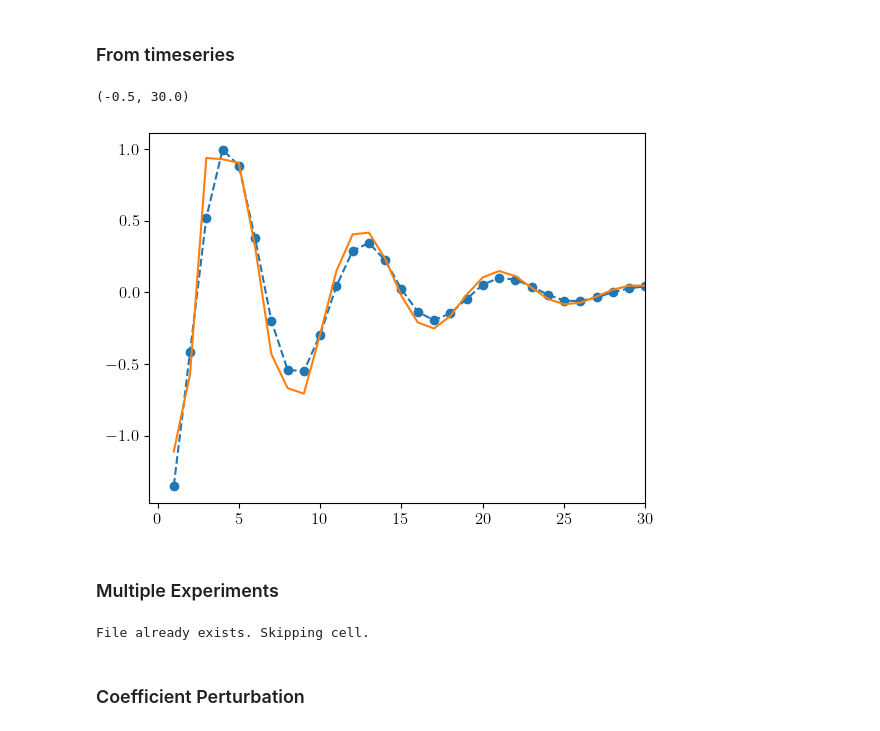
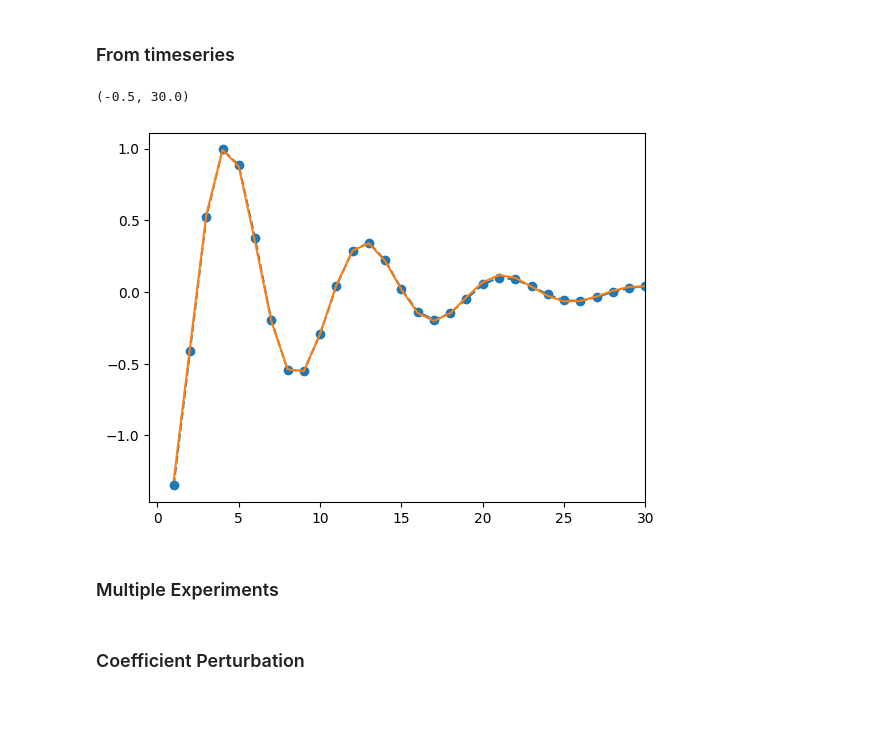
Before and after one commit to niccozagli/KoopmanismResponse, a Jupyter notebook: notebooks/GeneralisedArnoldMap.ipynb, the cells around one changed output. Cells and saved outputs as stored; diff of their text form; code cells hidden in the pictures.

```diff
--- a/notebooks/GeneralisedArnoldMap.ipynb
+++ b/notebooks/GeneralisedArnoldMap.ipynb
@@ -258,9 +258,9 @@ Text(0.5, 0, '$t$')
 # %%
 Psi_traj = edmd.evaluate_dictionary_batch(X_Gamma)
 perturbation_field = np.sin(2*np.pi*(x_Gamma - 2*y_Gamma))
-moms = ( perturbation_field[:,np.newaxis] * Psi_traj ).mean(axis=0)
+moms = ( perturbation_field[:,np.newaxis] * Psi_traj.conj() ).mean(axis=0)
 
-Delta = [1j*2*np.pi /edmd.box_length*np.sum(k)*mom*factor(k) for mom, k in zip(moms,wave_vectors)]
+Delta = [-1j*2*np.pi /edmd.box_length*np.sum(k)*mom*factor(k) for mom, k in zip(moms,wave_vectors)]
 # Gamma_dictionary_projections = np.linalg.pinv(edmd.G) @ Delta
 # Gamma_Koopman_projections = W.conj().T @ Gamma_dictionary_projections
 
@@ -286,25 +286,24 @@ G_reconstruction = np.stack( [np.real( np.asarray( [Koop_rec(t) for t in t_resp]
 # %%
 fig, ax = plt.subplots()
 i = 2
 ax.plot(t_resp,G_sinusoidal[:,i],'--o')
-ax.plot(t_resp,-G_reconstruction[:,i])
+ax.plot(t_resp,G_reconstruction[:,i])
 ax.set_xlim(-0.5,30)
 # %% [output]
 (-0.5, 30.0)
-[figure, old version]
+[figure, new version]
 # %% [markdown]
 ### Multiple Experiments
 # %%
 from pathlib import Path
 
 data_folder_path = get_data_folder_path()
-f_name1 = "multiple_experiments_sinusoidal_Gamma_traj_fixed.pkl"
 f_name2 = "multiple_experiments_sinusoidal_same_data.pkl"
 
-if (not data_folder_path/f_name1) or (not data_folder_path / f_name2):
+if not (data_folder_path / f_name2).exists():
 
     from tqdm import tqdm
-    Ms = [1500,10**4,10**5,10**6]
+    Ms = [1000,10**4,10**5]
     N_experiments = 100
     results = {}
     for integration_time in Ms:
@@ -335,9 +334,9 @@ if (not data_folder_path/f_name1) or (not data_folder_path / f_name2):
             # Time series evaluation of Gamma
             Psi_traj = edmd.evaluate_dictionary_batch(X_Gamma)
             perturbation_field = np.sin(2*np.pi*(x_Gamma - 2*y_Gamma))
-            moms = ( perturbation_field[:,np.newaxis] * Psi_traj ).mean(axis=0)
+            moms = ( perturbation_field[:,np.newaxis] * Psi_traj.conj() ).mean(axis=0)
 
-            Delta = [1j*2*np.pi /edmd.box_length*np.sum(k)*mom*factor(k) for mom, k in zip(moms,wave_vectors)]
+            Delta = [-1j*2*np.pi /edmd.box_length*np.sum(k)*mom*factor(k) for mom, k in zip(moms,wave_vectors)]
 
             # Reduced projection of observables
             regularised_pseudo_inverse = tsvd.Ur @ np.diag(1/(tsvd.Sr )) @ tsvd.Ur.conj().T
@@ -356,7 +355,7 @@ if (not data_folder_path/f_name1) or (not data_folder_path / f_name2):
             G_reconstruction = np.stack( [np.real( np.asarray( [Koop_rec(t) for t in t_resp] ) ) for Koop_rec in Koop_reconstruction] ).T
 
             experiments.append(G_reconstruction)
-            del two_dim_map , edmd , X_experiment
+            del two_dim_map , X_experiment
 
         results[integration_time] = experiments
     results["Number_Experiments"] = N_experiments
@@ -368,8 +367,6 @@ if (not data_folder_path/f_name1) or (not data_folder_path / f_name2):
         pickle.dump(results, f)
 else:
     print("File already exists. Skipping cell.")
-# %% [output]
-File already exists. Skipping cell.
 # %% [markdown]
 ### Coefficient Perturbation
 # %%
```
Also changed, not shown: parts of 15 cells of this notebook, 3 other files.
